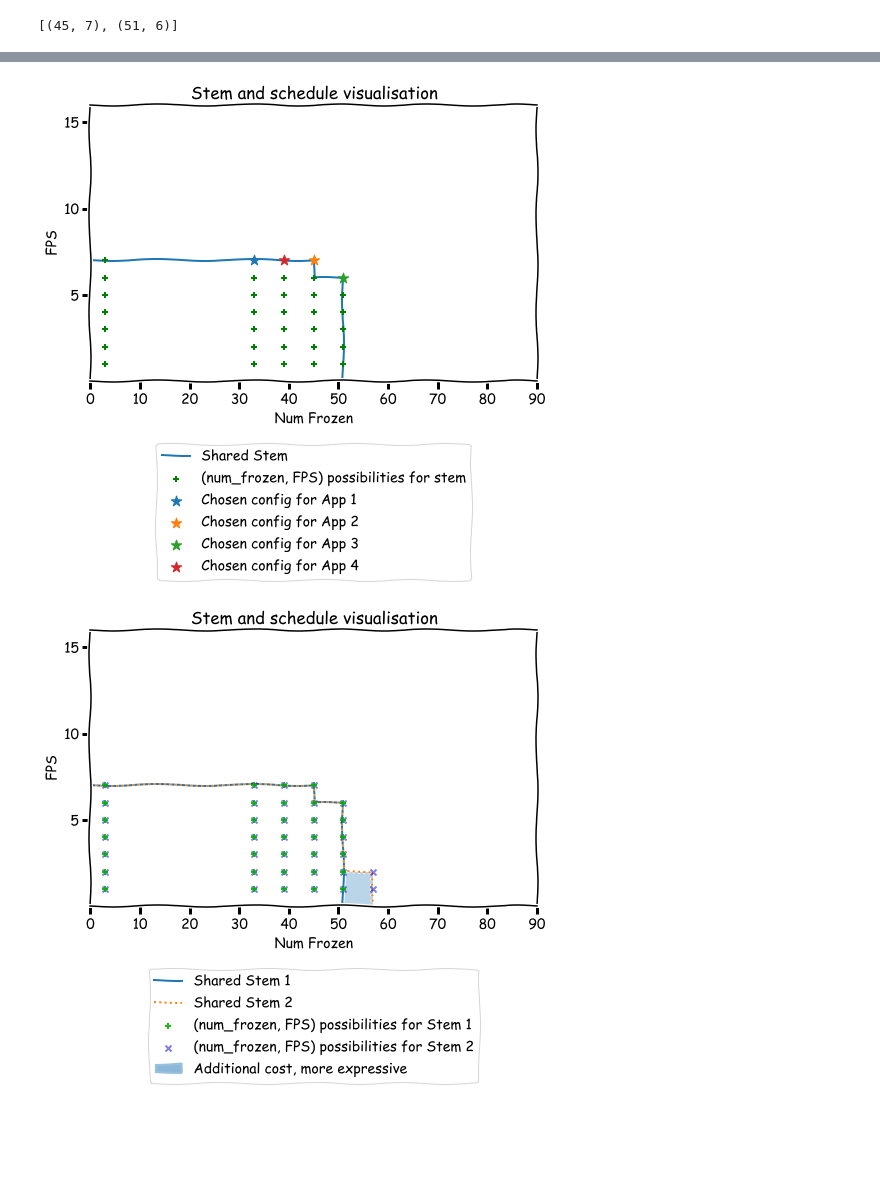
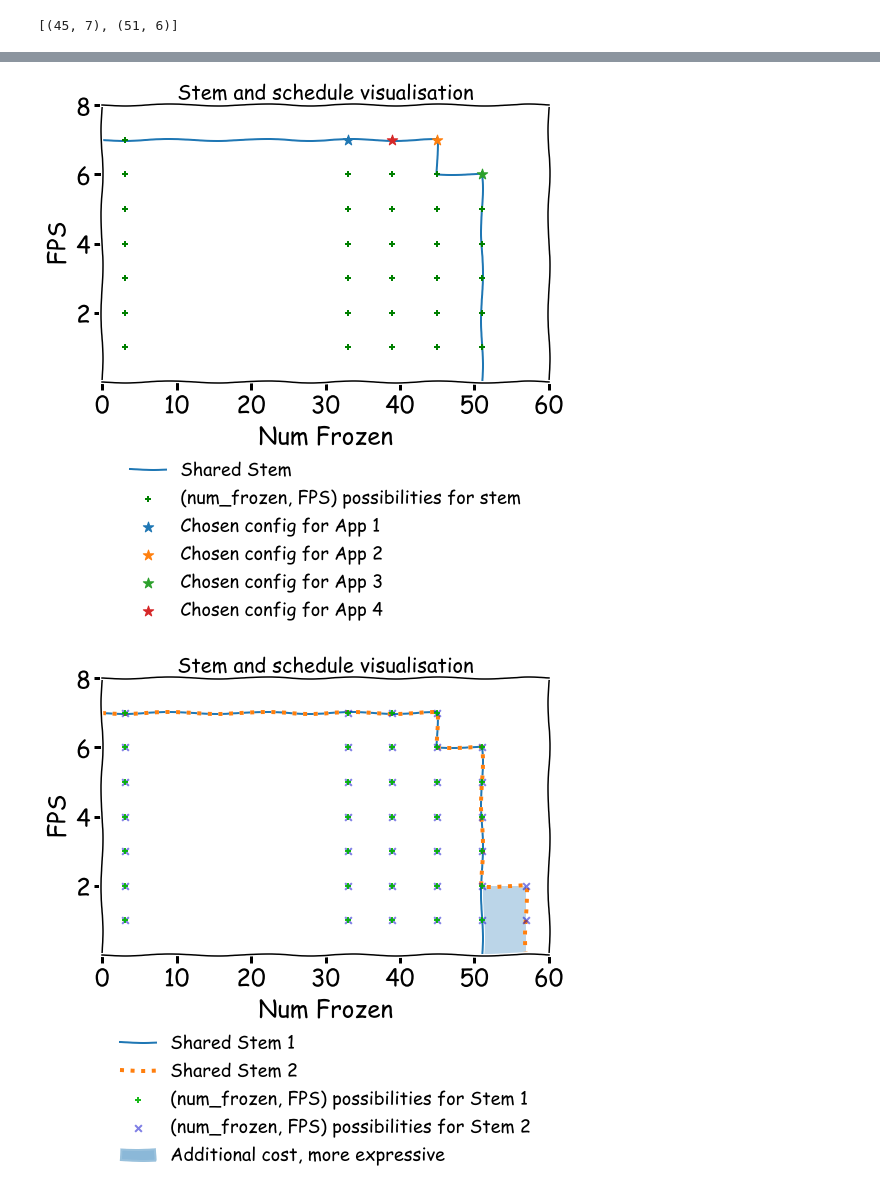
Before and after one commit to angelajiang/mainstream-analysis, a Jupyter notebook: notebooks/stem-graph-xkcd.ipynb, the cells around one changed output, grey strips where cells are left out. Cells and saved outputs as stored; diff of their text form; code cells hidden in the pictures; blank space fills up the shorter version.

```diff
--- a/notebooks/stem-graph-xkcd.ipynb
+++ b/notebooks/stem-graph-xkcd.ipynb
@@ -82,0 +93,33 @@ plt.show()
+# %%
+app_configs_inside = [
+    (33, 7),
+    (45, 7),
+    (51, 6),
+    (39, 6),
+]
+
+fig = plt.figure(1, figsize=(8, 8))
+ax = fig.add_subplot(111)
+
+plt.ylabel("FPS")
+plt.xlabel("Num Frozen")
+plt.title("Stem and schedule visualisation")
+plt.ylim(0, 16)
+plt.yticks([5, 10, 15])
+plt.xlim(0, 90)
+
+ax.step(*zip(*plt_stem), zorder=1, label='Shared Stem')
+
+ax.scatter(*zip(*filtered_options), marker='+', c='green', zorder=3, label='(num_frozen, FPS) possibilities for stem')
+savefig("stemviz_2b_possible_for_stem_alone")
+
+plt.ylim(0, 8)
+plt.yticks([2, 4, 6, 8])
+plt.xlim(0, 60)
+savefig("stemviz_2c_possible_for_stem_alone_zoomed")
+
+for i, (x, y) in enumerate(app_configs_inside):
+    ax.scatter([x], [y], marker='*', zorder=3, s=120, label='Chosen config for App ' + str(i+1))
+savefig("stemviz_3_chosen_schedule")
+
+plt.show()
@@ -83,26 +128,25 @@ plt.show()
 # %%
 fig = plt.figure(1, figsize=(8, 8))
 ax = fig.add_subplot(111)
 
 plt.ylabel("FPS")
 plt.xlabel("Num Frozen")
 plt.title("Stem and schedule visualisation")
-plt.ylim(0, 16)
-plt.yticks([5, 10, 15])
-plt.xlim(0, 90)
+plt.ylim(0, 8)
+plt.yticks([2, 4, 6, 8])
+plt.xlim(0, 60)
 
 ax.step(*zip(*plt_stem), zorder=1, label='Shared Stem')
 
 ax.scatter(*zip(*filtered_options), marker='+', c='green', zorder=3, label='(num_frozen, FPS) possibilities for stem')
-savefig("stemviz_2b_possible_for_stem_alone")
 
 for i, (x, y) in enumerate(app_configs):
     ax.scatter([x], [y], marker='*', zorder=3, s=120, label='Chosen config for App ' + str(i+1))
-savefig("stemviz_3_chosen_schedule")
+savefig("stemviz_3b_chosen_schedule_inside")
 
 plt.show()
 # %% [output]
-[figure, old version]
+[figure, new version]
 # %%
 stem_delta = [
     (45, 7),
@@ -123,17 +167,17 @@ ax = fig.add_subplot(111)
 plt.ylabel("FPS")
 plt.xlabel("Num Frozen")
 plt.title("Stem and schedule visualisation")
-plt.ylim(0, 16)
-plt.yticks([5, 10, 15])
-plt.xlim(0, 90)
+plt.ylim(0, 8)
+plt.yticks([2, 4, 6, 8])
+plt.xlim(0, 60)
 
 plt.step(*zip(*plt_stem), zorder=1, label='Shared Stem 1')
 
-plt.step(*zip(*plt_stem2), linestyle=':', zorder=2, label='Shared Stem 2')
+plt.step(*zip(*plt_stem2), linestyle=':', linewidth=4, zorder=2, label='Shared Stem 2')
 
-plt.scatter(*zip(*filtered_options), marker='+', c=(0, .7, 0, .9), zorder=4, label='(num_frozen, FPS) possibilities for Stem 1')
+plt.scatter(*zip(*filtered_options), marker='+', s=45, c=(0, .7, 0, .9), zorder=4, label='(num_frozen, FPS) possibilities for Stem 1')
 # filtered_options2 = [x for x in filtered_options2 if x not in set(filtered_options)]
-plt.scatter(*zip(*filtered_options2), marker='x', c=(0, 0, .8, .5), zorder=3, label='(num_frozen, FPS) possibilities for Stem 2')
+plt.scatter(*zip(*filtered_options2), marker='x', s=45, c=(0, 0, .8, .5), zorder=3, label='(num_frozen, FPS) possibilities for Stem 2')
 
 plt.fill_between(chokepoints, [stem_lookup[x] for x in chokepoints], [stem_lookup2[x] for x in chokepoints],
                  step='pre', alpha=.3, label='Additional cost, more expressive')
@@ -144,4 +188,4 @@ savefig("stemviz_4_dominates_relation")
 
 plt.show()
 # %% [output]
-[figure, old version]
+[figure, new version]
```
Also changed, not shown: parts of 4 cells of this notebook, 3 other files.
